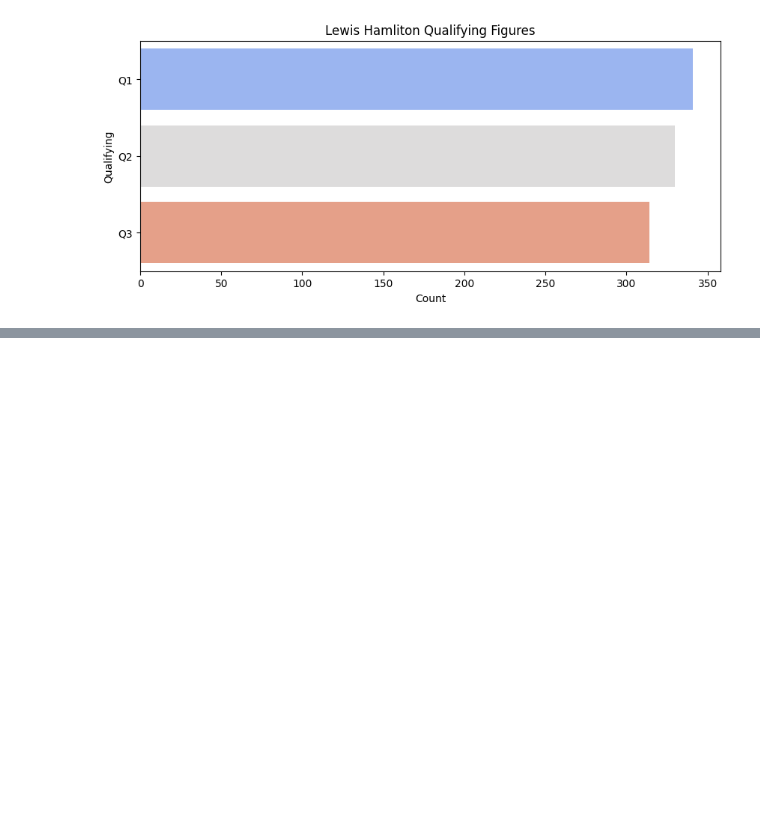
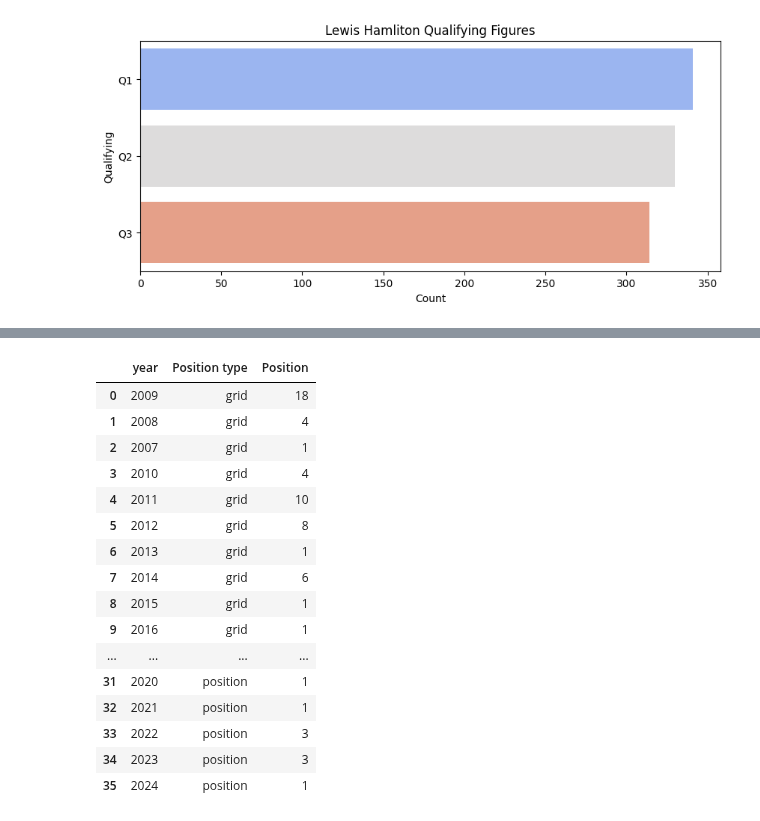
Before and after one commit to sagarverma29/F1-World-Championship-Analysis, a Jupyter notebook: Formula 1 EDA.ipynb, the cells around one changed output, grey strips where cells are left out. Saved outputs shown, nothing was run; the diff lists cells and outputs as text; code cells hidden in the pictures; blank space fills up the shorter version.

```diff
--- a/Formula 1 EDA.ipynb
+++ b/Formula 1 EDA.ipynb
@@ -822,0 +902,20 @@ plt.show()
+# %%
+hamilton_silverstone
+# %% [output]
+|  | year | Position type | Position |
+| 0 | 2009 | grid | 18 |
+| 1 | 2008 | grid | 4 |
+| 2 | 2007 | grid | 1 |
+| 3 | 2010 | grid | 4 |
+| 4 | 2011 | grid | 10 |
+| 5 | 2012 | grid | 8 |
+| 6 | 2013 | grid | 1 |
+| 7 | 2014 | grid | 6 |
+| 8 | 2015 | grid | 1 |
+| 9 | 2016 | grid | 1 |
+| ... | ... | ... | ... |
+| 31 | 2020 | position | 1 |
+| 32 | 2021 | position | 1 |
+| 33 | 2022 | position | 3 |
+| 34 | 2023 | position | 3 |
+| 35 | 2024 | position | 1 |
```
Also changed, not shown: parts of 11 cells of this notebook.
